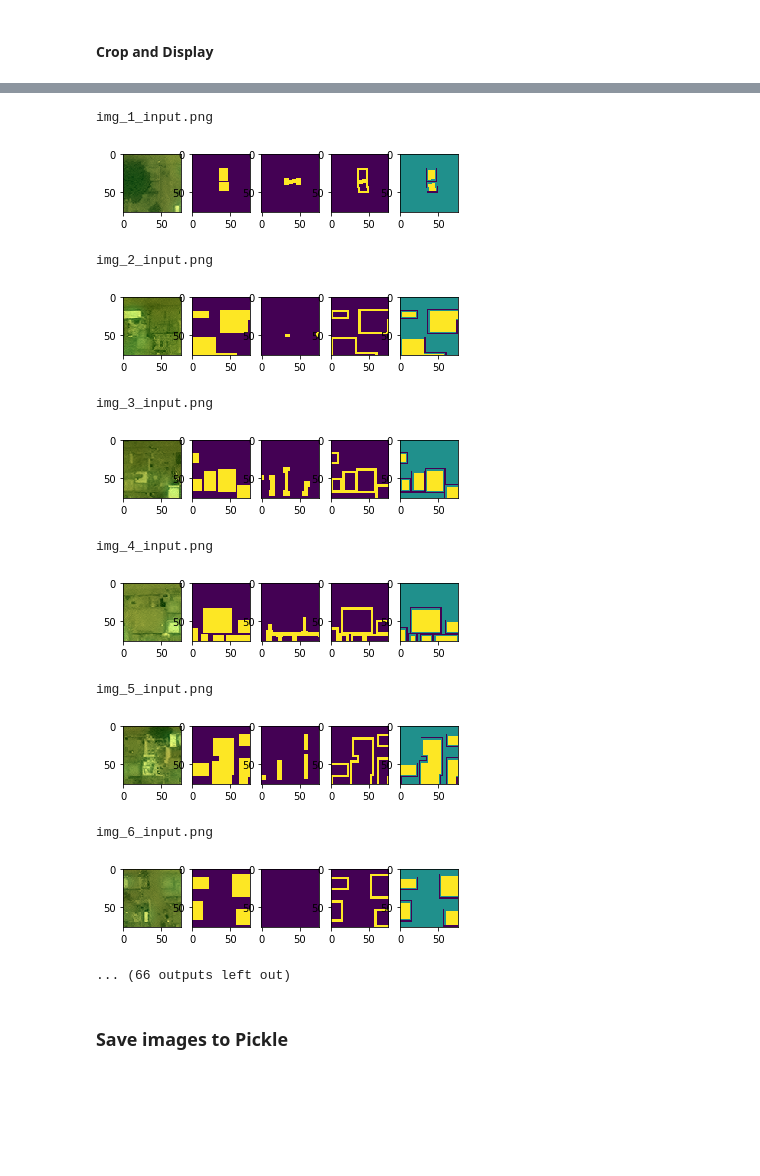
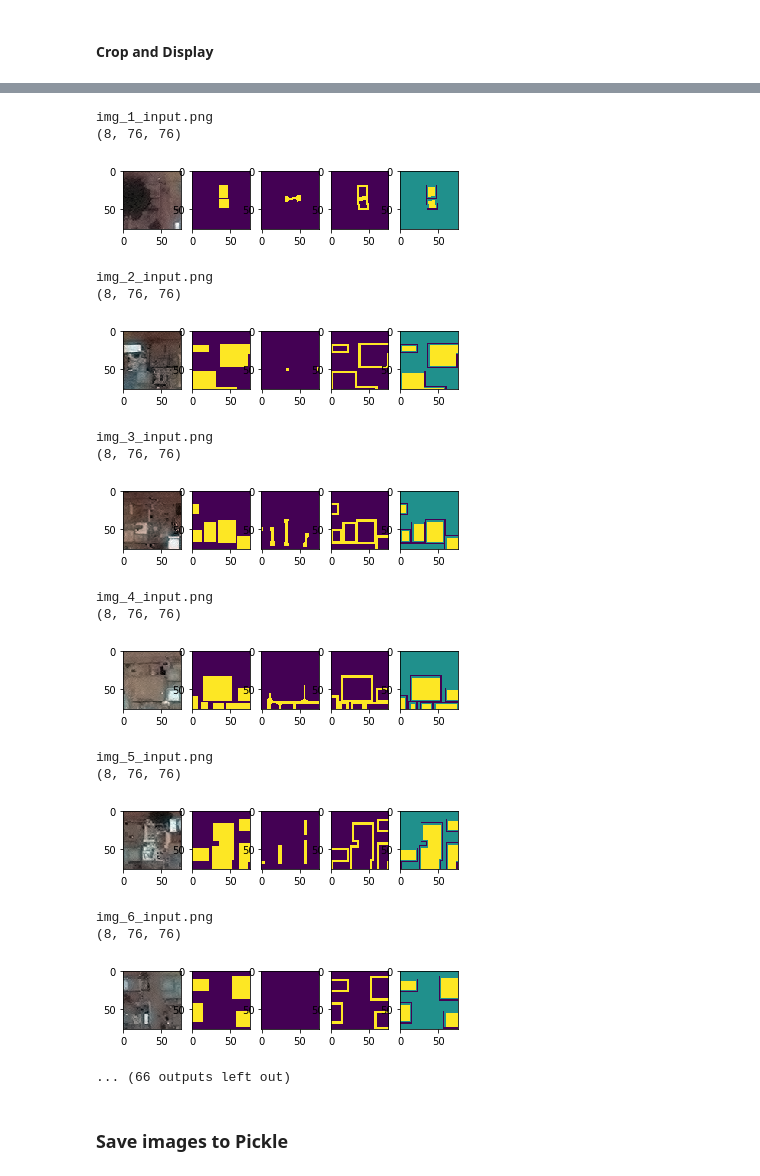
Before and after one commit to leonardoaraujosantos/seg_atrous, a Jupyter notebook: SatImgs.ipynb, the cells around one changed output, grey strips where cells are left out. Drawn from its saved outputs; the diff is of its cells as text; code cells hidden in the pictures; blank space fills up the shorter version.

```diff
--- a/SatImgs.ipynb
+++ b/SatImgs.ipynb
@@ -8,6 +11,13 @@ import sat_utils as utils
 # %%
-target = utils.load_map_tiff('MUL-PanSharpen_AOI_5_Khartoum_img16_target.tif')
-input = utils.load_map_tiff('MUL-PanSharpen_AOI_5_Khartoum_img16_input.tif')
+target = sat_utils.load_map_tiff('MUL-PanSharpen_AOI_5_Khartoum_img16_target.tif')
+input = sat_utils.load_map_tiff('MUL-PanSharpen_AOI_5_Khartoum_img16_input.tif')
+
+# Open same image with channels inverted
+input2 = tiff.imread('MUL-PanSharpen_AOI_5_Khartoum_img16_input.tif').astype(np.float32)
+
+print('input:', input.shape)
+print('input2:', input2.shape)
+print('target:', target.shape)
 
 plt.imshow(target[0,:,:])
 plt.title('Label');
@@ -16,4 +26,7 @@ plt.show()
 plt.imshow(input[4,:,:])
 plt.title('Input');
 plt.show()
+
+print('input:', input.shape)
+print('target:', target.shape)
 # %% [output]
@@ -57,18 +133,24 @@ MovedAxis: (76, 76, 3)
 # %%
-dict_input, dict_output = utils.crop_blocks(input, target, display=True, earlyStop=39)
+dict_input, dict_output = sat_utils.crop_blocks(input, target, display=True, earlyStop=39)
 # %% [output]
 img_1_input.png
+(8, 76, 76)
-[figure, old version]
+[figure, new version]
 img_2_input.png
+(8, 76, 76)
-[figure, old version]
+[figure, new version]
 img_3_input.png
+(8, 76, 76)
-[figure, old version]
+[figure, new version]
 img_4_input.png
+(8, 76, 76)
-[figure, old version]
+[figure, new version]
 img_5_input.png
+(8, 76, 76)
-[figure, old version]
+[figure, new version]
 img_6_input.png
+(8, 76, 76)
-[figure, old version]
+[figure, new version]
 ... (66 outputs left out)
 # %% [markdown]
 ### Save images to Pickle
```
Also changed, not shown: parts of 10 cells of this notebook, 3 other files.
